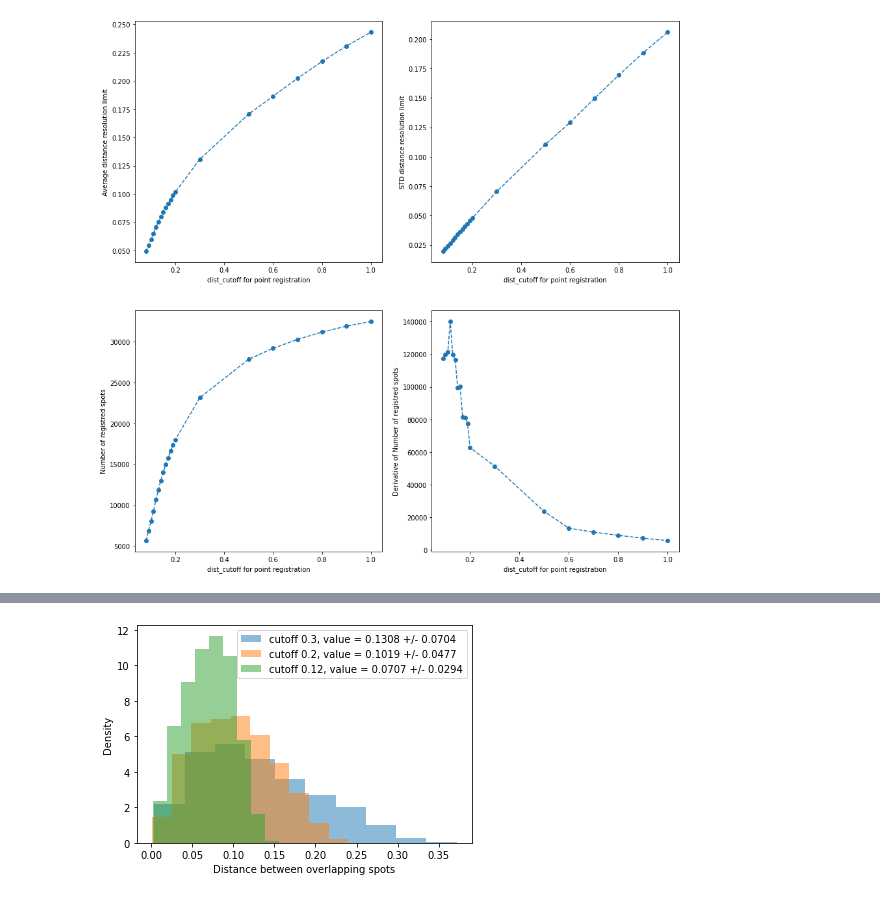
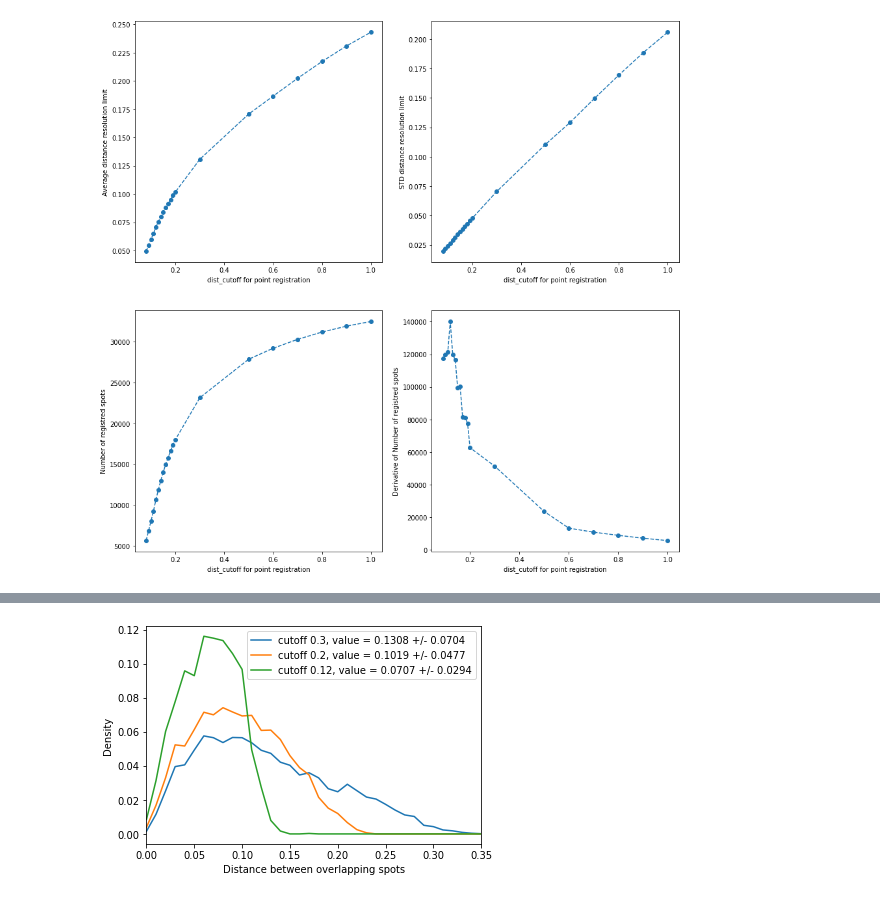
Before and after one commit to zhanyinx/SPT_analysis, a Jupyter notebook: notebooks/211215_Error_analysis_two_colors_imaging.ipynb, the cells around one changed output, grey strips where cells are left out. Drawn from its saved outputs; the diff is of its cells as text; code cells hidden in the pictures.

```diff
--- a/notebooks/211215_Error_analysis_two_colors_imaging.ipynb
+++ b/notebooks/211215_Error_analysis_two_colors_imaging.ipynb
@@ -287,28 +287,39 @@ print(np.mean(res[res['dist_cutoff'] == 0.3]['distance_after']), "+/-", np.std(r
 # %%
 m3 = round(np.mean(res[res["dist_cutoff"] == 0.3]["distance_after"]), 4)
 m2 = round(np.mean(res[res["dist_cutoff"] == 0.2]["distance_after"]), 4)
 m1 = round(np.mean(res[res["dist_cutoff"] == 0.12]["distance_after"]), 4)
 
 s3 = round(np.std(res[res["dist_cutoff"] == 0.3]["distance_after"]), 4)
 s2 = round(np.std(res[res["dist_cutoff"] == 0.2]["distance_after"]), 4)
 s1 = round(np.std(res[res["dist_cutoff"] == 0.12]["distance_after"]), 4)
 
+hists = []
+hist = plt.hist(res.loc[res.dist_cutoff == 0.3, "distance_after"], alpha=0.5, density=True, bins=np.arange(0,5,0.01))
+hists.append(hist)
+hist = plt.hist(res.loc[res.dist_cutoff == 0.2, "distance_after"], alpha=0.5, density=True, bins=np.arange(0,5,0.01))
+hists.append(hist)
+hist = plt.hist(res.loc[res.dist_cutoff == 0.12, "distance_after"], alpha=0.5, density=True, bins=np.arange(0,5,0.01))
+hists.append(hist)
+
+plt.close()
 fig = plt.figure()
-plt.hist(res.loc[res.dist_cutoff == 0.3, "distance_after"], alpha=0.5, density=True)
-plt.hist(res.loc[res.dist_cutoff == 0.2, "distance_after"], alpha=0.5, density=True)
-plt.hist(res.loc[res.dist_cutoff == 0.12, "distance_after"], alpha=0.5, density=True)
+
+for hist in hists:
+    plt.plot( hist[1][:-1], hist[0]/np.sum(hist[0]))
+
 plt.xlabel("Distance between overlapping spots")
 plt.ylabel("Density")
 plt.legend(
     [
         f"cutoff 0.3, value = {m3} +/- {s3}",
         f"cutoff 0.2, value = {m2} +/- {s2}",
         f"cutoff 0.12, value = {m1} +/- {s1}",
     ]
 )
+plt.xlim(0,0.35)
 
 pdf.savefig(fig)
 # %% [output]
-[figure, old version]
+[figure, new version]
 # %%
 pdf.close()
```
Also changed, not shown: parts of 3 cells of this notebook, 2 other files.
